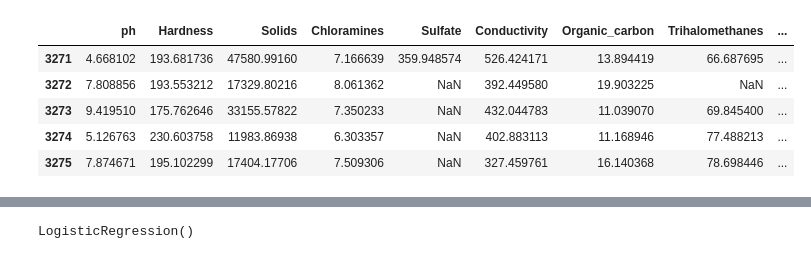
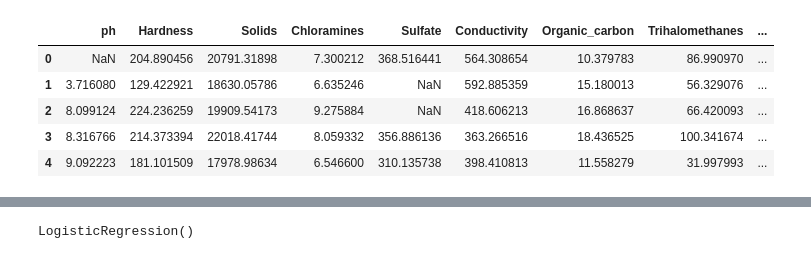
Before and after one commit to georgiafbi/rock_candy, a Jupyter notebook: potable_water.ipynb, the cells around one changed output, grey strips where cells are left out. Drawn from its saved outputs; the diff is of its cells as text; code cells hidden in the pictures.

```diff
--- a/potable_water.ipynb
+++ b/potable_water.ipynb
@@ -10,12 +10,12 @@ from sklearn.ensemble import RandomForestClassifier
 from sklearn.model_selection import GridSearchCV
 # %%
 df=pd.read_csv('Resources/water_potability.csv')
-df.tail()
+df.head()
 # %% [output]
 |  | ph | Hardness | Solids | Chloramines | Sulfate | Conductivity | Organic_carbon | Trihalomethanes | ... |
-| 3271 | 4.668102 | 193.681736 | 47580.99160 | 7.166639 | 359.948574 | 526.424171 | 13.894419 | 66.687695 | ... |
-| 3272 | 7.808856 | 193.553212 | 17329.80216 | 8.061362 | NaN | 392.449580 | 19.903225 | NaN | ... |
-| 3273 | 9.419510 | 175.762646 | 33155.57822 | 7.350233 | NaN | 432.044783 | 11.039070 | 69.845400 | ... |
-| 3274 | 5.126763 | 230.603758 | 11983.86938 | 6.303357 | NaN | 402.883113 | 11.168946 | 77.488213 | ... |
-| 3275 | 7.874671 | 195.102299 | 17404.17706 | 7.509306 | NaN | 327.459761 | 16.140368 | 78.698446 | ... |
+| 0 | NaN | 204.890456 | 20791.31898 | 7.300212 | 368.516441 | 564.308654 | 10.379783 | 86.990970 | ... |
+| 1 | 3.716080 | 129.422921 | 18630.05786 | 6.635246 | NaN | 592.885359 | 15.180013 | 56.329076 | ... |
+| 2 | 8.099124 | 224.236259 | 19909.54173 | 9.275884 | NaN | 418.606213 | 16.868637 | 66.420093 | ... |
+| 3 | 8.316766 | 214.373394 | 22018.41744 | 8.059332 | 356.886136 | 363.266516 | 18.436525 | 100.341674 | ... |
+| 4 | 9.092223 | 181.101509 | 17978.98634 | 6.546600 | 310.135738 | 398.410813 | 11.558279 | 31.997993 | ... |
 # %%
```
Also changed, not shown: parts of 19 cells of this notebook, 1 other file.
